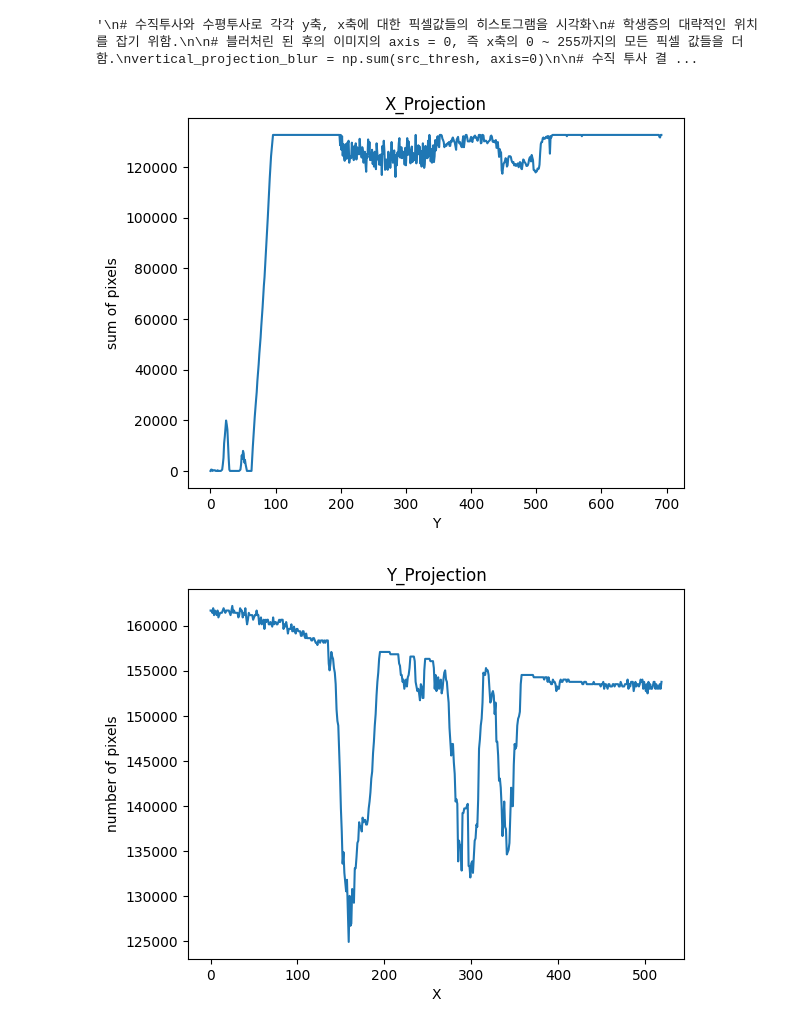
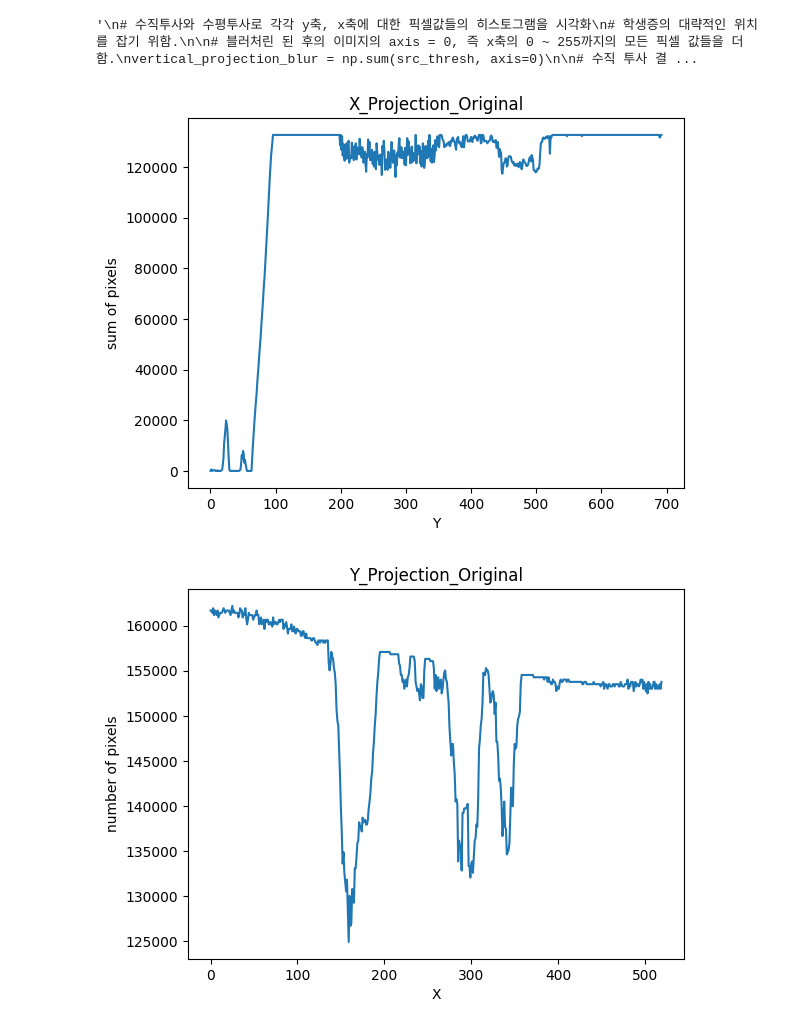
Before and after one commit to Lee-ChangHo/Student-ID-Recognition-Project, a Jupyter notebook: Test.ipynb, the cells around one changed output. Cells and saved outputs as stored; diff of their text form; code cells hidden in the pictures.

```diff
--- a/Test.ipynb
+++ b/Test.ipynb
@@ -94,34 +94,34 @@ print("수평 투사 결과:", horizontal_projection)
 # %%
 ## 수직투사와 수평투사로 각각 y축, x축에 대한 픽셀값들의 히스토그램을 시각화
 # 학생증의 대략적인 위치를 잡기 위함.
 
 # 1. 일반적인 흑백이미지를 이진화 한 이미지 사용.
 # 다른 작업 없이 흑백 이미지를 이진화 한 후 이미지의 x축, y축 각각에 대한 픽셀값들의 히스토그램
 
 # X축 프로젝션 (행별 합계)
 # X축 (1 ~ 255)의 인덱스 1 부터 인덱스 255까지의 각각의 인덱스의 모든 Y축의 픽셀값들의 합
-x_projection = np.sum(src_thresh_gray, axis=1)
+x_projection_ori = np.sum(src_thresh_gray, axis=1)
 
 # Y축 프로젝션 (열별 합계)
 # Y축 (1 ~ 255)의 인덱스 1 부터 인덱스 255까지의 각각의 인덱스의 모든 X축의 픽셀값들의 합
-y_projection = np.sum(src_thresh_gray, axis=0)
+y_projection_ori = np.sum(src_thresh_gray, axis=0)
 
 # X축 히스토그램
-plt.plot(x_projection)
+plt.plot(x_projection_ori)
 plt.xlabel('Y')
 plt.ylabel('sum of pixels')
-plt.title('X_Projection')
+plt.title('X_Projection_Original')
 plt.show()
 
 # Y축 히스토그램
-plt.plot(y_projection)
+plt.plot(y_projection_ori)
 plt.xlabel('X')
 plt.ylabel('number of pixels')
-plt.title('Y_Projection')
+plt.title('Y_Projection_Original')
 plt.show()
 # %% [output]
-[figure, old version]
+[figure, new version]
-[figure, old version]
+[figure, new version]
 # %%
 ## 수직투사와 수평투사로 각각 y축, x축에 대한 픽셀값들의 히스토그램을 시각화
 # 학생증의 대략적인 위치를 잡기 위함.
```
Also changed, not shown: parts of 9 cells of this notebook.
